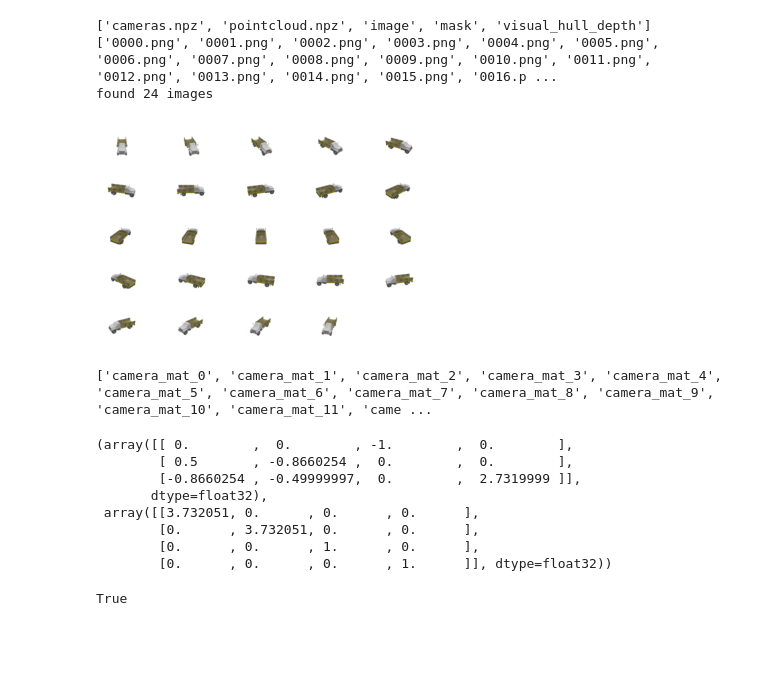
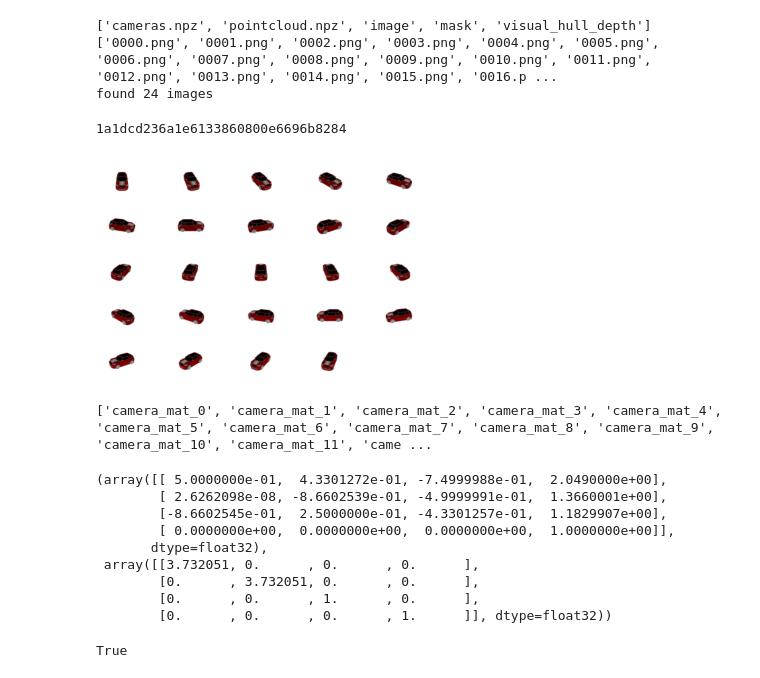
Before and after one commit to EdwardJTL/pi-GAN, a Jupyter notebook: ShapeNetProcessing.ipynb, the cells around one changed output. Cells and saved outputs as stored; diff of their text form; code cells hidden in the pictures; blank space fills up the shorter version.

```diff
--- a/ShapeNetProcessing.ipynb
+++ b/ShapeNetProcessing.ipynb
@@ -25,7 +25,7 @@ def list_image_in_dir(path, ext="png"):
         if os.path.isfile(os.path.join(path, f)) and not f.startswith('.') and fnmatch.fnmatch(f, '*.{}'.format(ext)):
             yield f
 # %%
-instance_ids = [f for f in list_instance_ids(working_path)]
+instance_ids = natsorted([f for f in list_instance_ids(working_path)], alg=ns.IGNORECASE)
 print("found {} instances".format(len(instance_ids)))
 # %% [output]
 found 7496 instances
@@ -41,7 +41,7 @@ found 24 images
 # %%
 def show_images(class_path, instance_id):
     instance_path = os.path.join(class_path, instance_id, "image")
-    image_names = [f for f in list_image_in_dir(instance_path)]
+    image_names = natsorted([f for f in list_image_in_dir(instance_path)], alg=ns.IGNORECASE)
     image_paths = [os.path.join(os.path.join(instance_path, f)) for f in image_names]
     n_rows = int(np.sqrt(len(image_names)) + 1)
 
@@ -52,10 +52,12 @@ def show_images(class_path, instance_id):
         pyplot.imshow(img)
 
     pyplot.show()
-# %%
-show_images(working_path, instance_ids[23])
-# %% [output]
-[figure, removed]
+# %%
+print(instance_ids[2])
+show_images(working_path, instance_ids[2])
+# %% [output]
+1a1dcd236a1e6133860800e6696b8284
+[figure, added]
 # %%
 def camera_path(class_path, instance_id):
     return os.path.join(class_path, instance_id, 'cameras.npz')
@@ -72,11 +74,12 @@ def load_camera_matrices(class_path, instance_id, id):
         K = camera_dict['camera_mat_%d' % id].astype(np.float32)
     return Rt, K
 # %%
-load_camera_matrices(working_path, instance_ids[23], 0)
+load_camera_matrices(working_path, instance_ids[2], 2)
 # %% [output]
-(array([[ 0.        ,  0.        , -1.        ,  0.        ],
-        [ 0.5       , -0.8660254 ,  0.        ,  0.        ],
-        [-0.8660254 , -0.49999997,  0.        ,  2.7319999 ]],
+(array([[ 5.0000000e-01,  4.3301272e-01, -7.4999988e-01,  2.0490000e+00],
+        [ 2.6262098e-08, -8.6602539e-01, -4.9999991e-01,  1.3660001e+00],
+        [-8.6602545e-01,  2.5000000e-01, -4.3301257e-01,  1.1829907e+00],
+        [ 0.0000000e+00,  0.0000000e+00,  0.0000000e+00,  1.0000000e+00]],
        dtype=float32),
  array([[3.732051, 0.      , 0.      , 0.      ],
         [0.      , 3.732051, 0.      , 0.      ],
```
Also changed, not shown: parts of 12 cells of this notebook.
